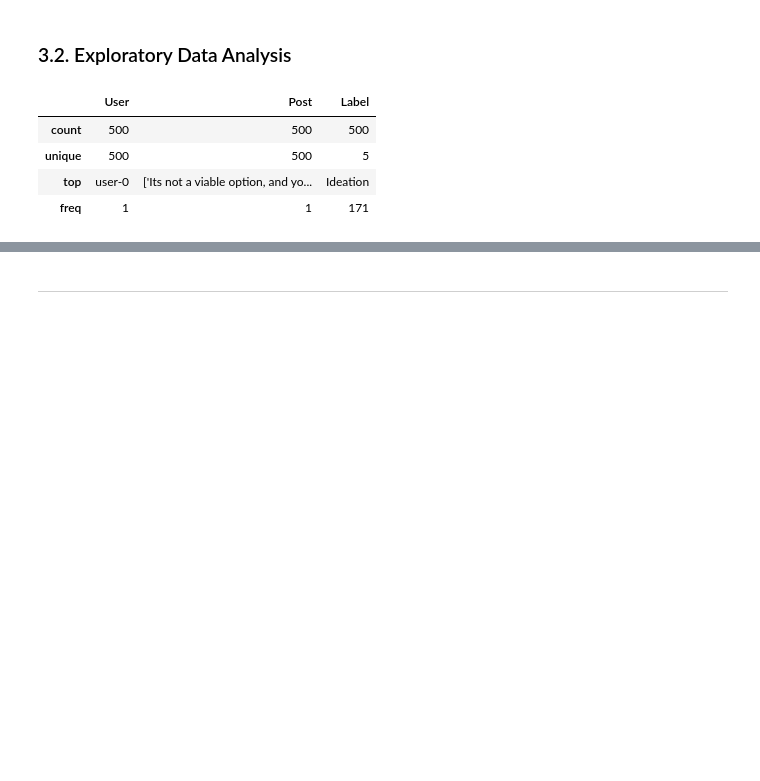
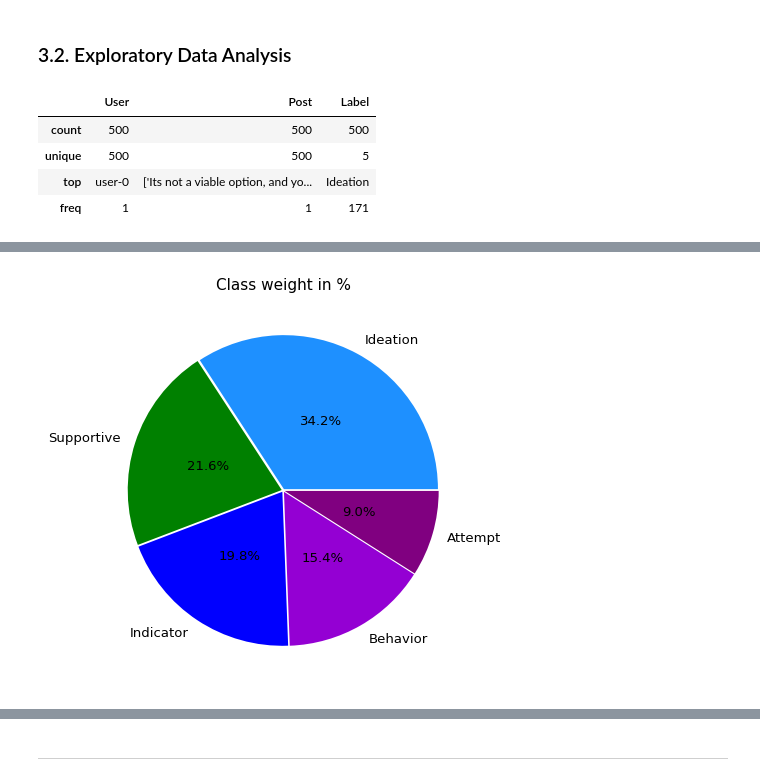
Before and after one commit to SebastianoDenegri/Targeted_Suicide_Intervention, a Jupyter notebook: targeted_suicide_intervention.ipynb, the cells around one changed output, grey strips where cells are left out. Saved outputs shown, nothing was run; the diff lists cells and outputs as text; code cells hidden in the pictures; blank space fills up the shorter version.

```diff
--- a/targeted_suicide_intervention.ipynb
+++ b/targeted_suicide_intervention.ipynb
@@ -242,0 +271,17 @@ data.describe()
+# %%
+data['Label'].value_counts().plot(kind='pie',
+                                  figsize=(5,5), # set axis lengths
+                                  autopct='%1.1f%%',
+                                  startangle=0, # rotates the start of the pie by ... degree counter-clock wise
+                                  shadow=False, #add a shadow
+                                  labels=data['Label'].value_counts().index,
+                                  pctdistance=0.5, # push out the slice values
+                                  colors=['dodgerblue','green','blue','darkviolet','purple'],
+                                  fontsize=9.5,
+                                  explode=[0.01,0.01,0.01,0.01,0.01])
+
+plt.title('Class weight in %', fontsize=11)
+plt.axis('off')
+plt.show()
+# %% [output]
+[figure, added]
```
Also changed, not shown: parts of 7 cells of this notebook.
